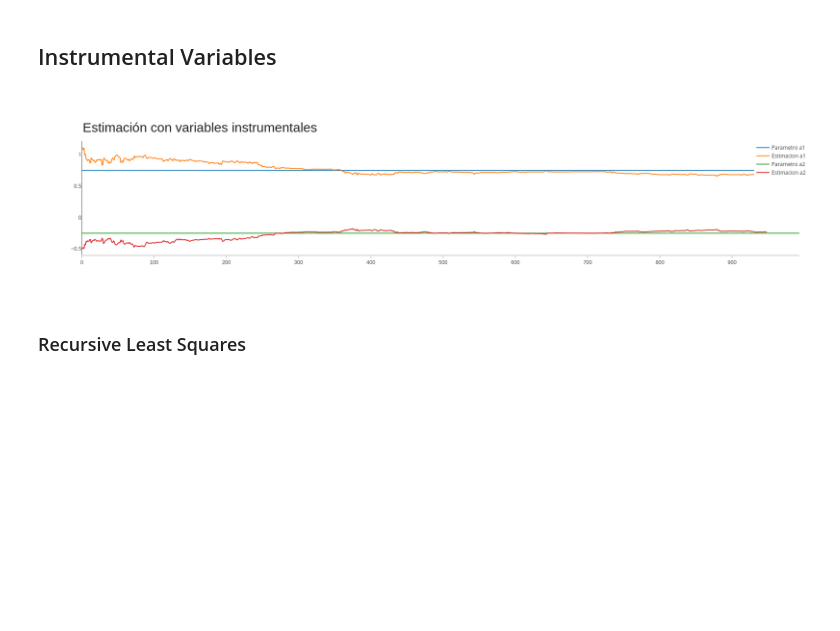
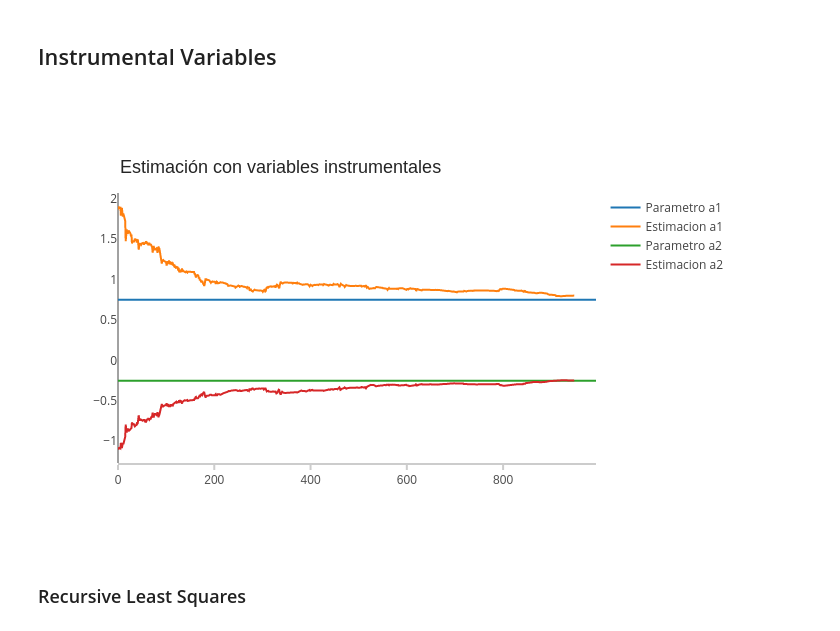
Before and after one commit to CamiVasz/Modelaci-n-experimental, a Jupyter notebook: Entrega 2/LS.ipynb, the cells around one changed output. Drawn from its saved outputs; the diff is of its cells as text; code cells hidden in the pictures; blank space fills up the shorter version.

```diff
--- a/Entrega 2/LS.ipynb
+++ b/Entrega 2/LS.ipynb
@@ -192,42 +186,35 @@ layout = go.Layout(
         tickfont=dict(
             family='Arial',
             size=12,
             color='rgb(82, 82, 82)',
         ),
     ),
     yaxis=dict(
         showgrid=False,
         zeroline=False,
         showline=False,
         showticklabels=True,
-    ),
-    autosize=False,
-    margin=dict(
-        autoexpand=False,
-        l=100,
-        r=20,
-        t=110,
     )
 )
 
 annotations = []
 annotations.append(dict(xref='paper', yref='paper', x=0.0, y=1.05,
                               xanchor='left', yanchor='bottom',
                               text='Estimación con variables instrumentales',
                               font=dict(family='Arial',
-                                        size=30,
+                                        size=18,
                                         color='rgb(37,37,37)'),
                               showarrow=False))
 
 layout['annotations'] = annotations
 
 layout['annotations'] = annotations
 traces = [trace, trace1, trace2, trace3]
 
 fig = go.Figure(data=traces, layout=layout)
 py.iplot(fig, filename='3')
 # %% [output]
-[figure, old version]
+[figure, new version]
 # %% [markdown]
 ### Recursive Least Squares
 # %%
```
Also changed, not shown: parts of 7 cells of this notebook.
